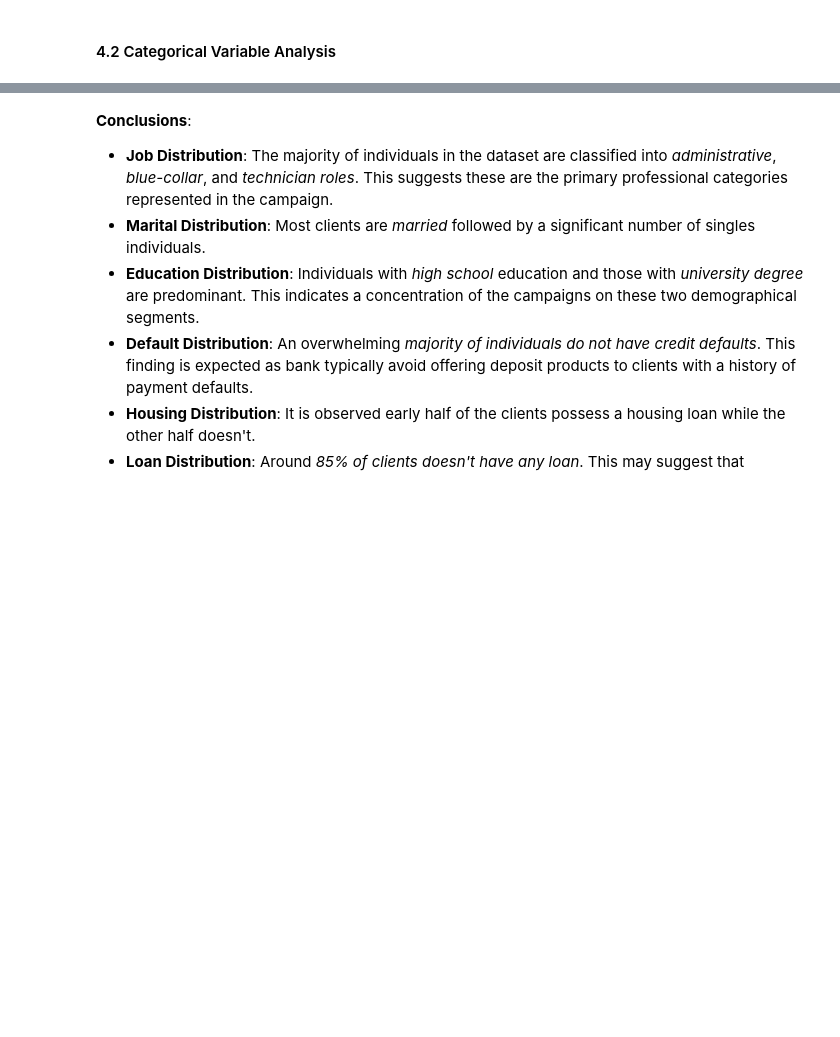
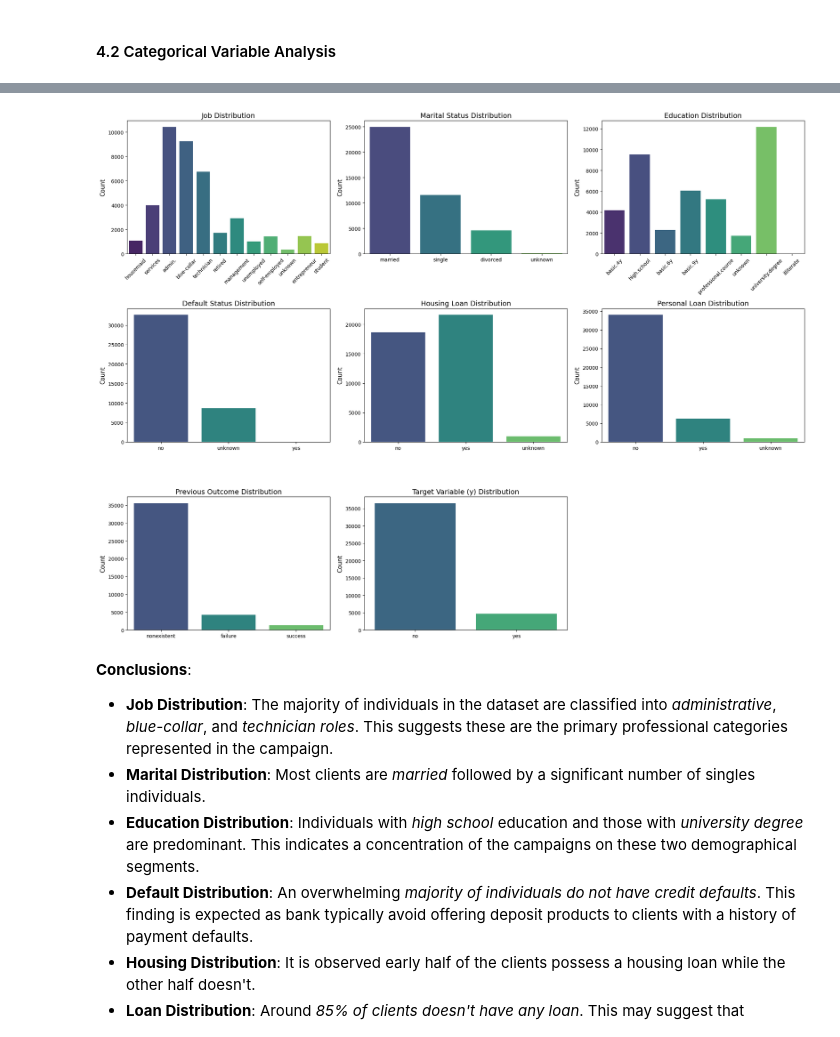
Before and after one commit to 4GeeksAcademy/logistic-regresion, a Jupyter notebook: src/explore.ipynb, the cells around one changed output, grey strips where cells are left out. Saved outputs shown, nothing was run; the diff lists cells and outputs as text; code cells hidden in the pictures; blank space fills up the shorter version.

```diff
--- a/src/explore.ipynb
+++ b/src/explore.ipynb
@@ -168,3 +142,65 @@ categorical_plot(categorical_variables, cleaned_data, axis)
+# %%
+fig, axes = plt.subplots(3, 3, figsize=(20, 15))
+
+# --- Plot for 'job' (Row 0, Column 0) ---
+sns.countplot(data=cleaned_data, x="job", ax=axes[0, 0], palette='viridis')
+axes[0, 0].set_title("Job Distribution", fontsize=14)
+axes[0, 0].set_xlabel('')
+axes[0, 0].set_ylabel('Count', fontsize=12)
+if cleaned_data['job'].nunique() > 5:
+    axes[0, 0].tick_params(axis='x', rotation=45)
+
+# --- Plot for 'marital' (Row 0, Column 1) ---
+sns.countplot(data=cleaned_data, x="marital", ax=axes[0, 1], palette='viridis')
+axes[0, 1].set_title("Marital Status Distribution", fontsize=14)
+axes[0, 1].set_xlabel('')
+axes[0, 1].set_ylabel('Count', fontsize=12)
+
+# --- Plot for 'education' (Row 0, Column 2) ---
+sns.countplot(data=cleaned_data, x="education", ax=axes[0, 2], palette='viridis')
+axes[0, 2].set_title("Education Distribution", fontsize=14)
+axes[0, 2].set_xlabel('')
+axes[0, 2].set_ylabel('Count', fontsize=12)
+if cleaned_data['education'].nunique() > 5:
+    axes[0, 2].tick_params(axis='x', rotation=45)
+
+# --- Plot for 'default' (Row 1, Column 0) ---
+sns.countplot(data=cleaned_data, x="default", ax=axes[1, 0], palette='viridis')
+axes[1, 0].set_title("Default Status Distribution", fontsize=14)
+axes[1, 0].set_xlabel('')
+axes[1, 0].set_ylabel('Count', fontsize=12)
+
+# --- Plot for 'housing' (Row 1, Column 1) ---
+sns.countplot(data=cleaned_data, x="housing", ax=axes[1, 1], palette='viridis')
+axes[1, 1].set_title("Housing Loan Distribution", fontsize=14)
+axes[1, 1].set_xlabel('')
+axes[1, 1].set_ylabel('Count', fontsize=12)
+
+# --- Plot for 'loan' (Row 1, Column 2) ---
+sns.countplot(data=cleaned_data, x="loan", ax=axes[1, 2], palette='viridis')
+axes[1, 2].set_title("Personal Loan Distribution", fontsize=14)
+axes[1, 2].set_xlabel('')
+axes[1, 2].set_ylabel('Count', fontsize=12)
+
+# --- Plot for 'poutcome' (Row 2, Column 0) ---
+sns.countplot(data=cleaned_data, x="poutcome", ax=axes[2, 0], palette='viridis')
+axes[2, 0].set_title("Previous Outcome Distribution", fontsize=14)
+axes[2, 0].set_xlabel('')
+axes[2, 0].set_ylabel('Count', fontsize=12)
+
+# --- Plot for 'y' (Row 2, Column 1) ---
+sns.countplot(data=cleaned_data, x="y", ax=axes[2, 1], palette='viridis')
+axes[2, 1].set_title("Target Variable (y) Distribution", fontsize=14)
+axes[2, 1].set_xlabel('')
+axes[2, 1].set_ylabel('Count', fontsize=12)
+
+fig.delaxes(axes[2, 2])
+
+
+plt.tight_layout()
+plt.show()
+# %% [output]
+[figure, added]
 # %% [markdown]
 **Conclusions**:
 
```
Also changed, not shown: parts of 5 cells of this notebook.
